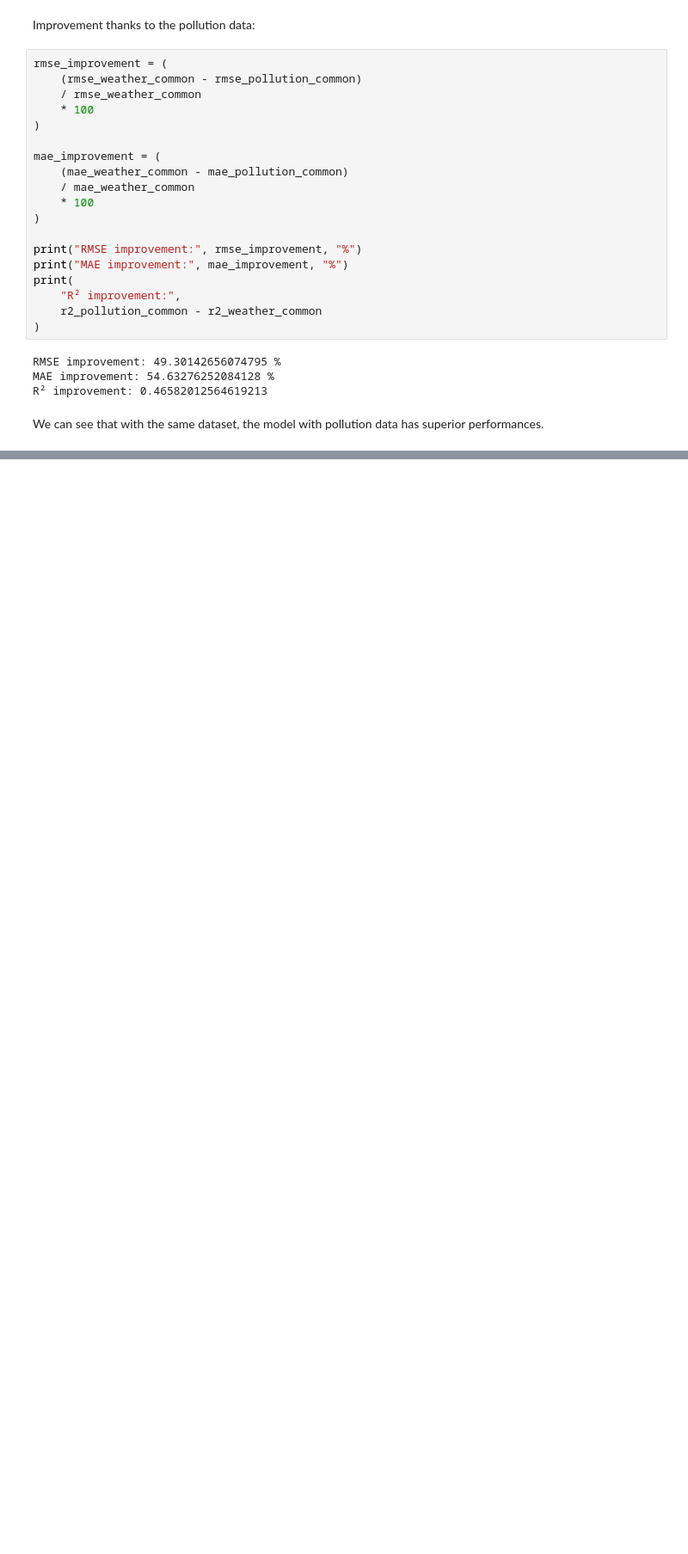
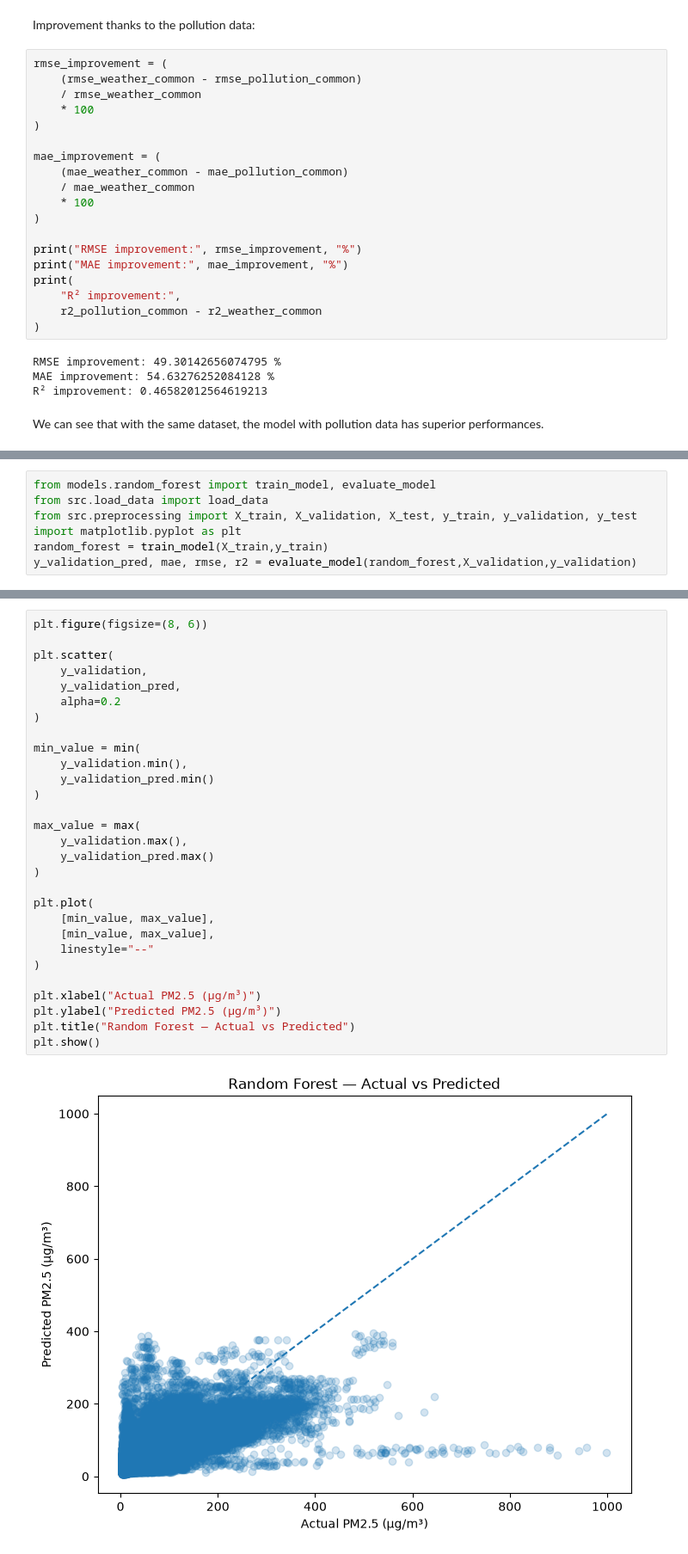
Before and after one commit to challandenathan/air-quality-prediction, a Jupyter notebook: notebooks/model_analysis.ipynb, the cells around one changed output, grey strips where cells are left out. Shown at 86% size. Saved outputs shown, nothing was run; the diff lists cells and outputs as text; blank space fills up the shorter version.

Commit message:
Random Forest and Xgboost analysis

```diff
--- a/notebooks/model_analysis.ipynb
+++ b/notebooks/model_analysis.ipynb
@@ -276,0 +277,7 @@ We can see that with the same dataset, the model with pollution data has superio
+# %%
+from models.random_forest import train_model, evaluate_model
+from src.load_data import load_data
+from src.preprocessing import X_train, X_validation, X_test, y_train, y_validation, y_test
+import matplotlib.pyplot as plt
+random_forest = train_model(X_train,y_train)
+y_validation_pred, mae, rmse, r2 = evaluate_model(random_forest,X_validation,y_validation)
@@ -276,0 +307,31 @@ We can see that with the same dataset, the model with pollution data has superio
+# %%
+plt.figure(figsize=(8, 6))
+
+plt.scatter(
+    y_validation,
+    y_validation_pred,
+    alpha=0.2
+)
+
+min_value = min(
+    y_validation.min(),
+    y_validation_pred.min()
+)
+
+max_value = max(
+    y_validation.max(),
+    y_validation_pred.max()
+)
+
+plt.plot(
+    [min_value, max_value],
+    [min_value, max_value],
+    linestyle="--"
+)
+
+plt.xlabel("Actual PM2.5 (µg/m³)")
+plt.ylabel("Predicted PM2.5 (µg/m³)")
+plt.title("Random Forest — Actual vs Predicted")
+plt.show()
+# %% [output]
+[figure, added]
```
Also changed, not shown: parts of 38 cells of this notebook, 4 other files.
